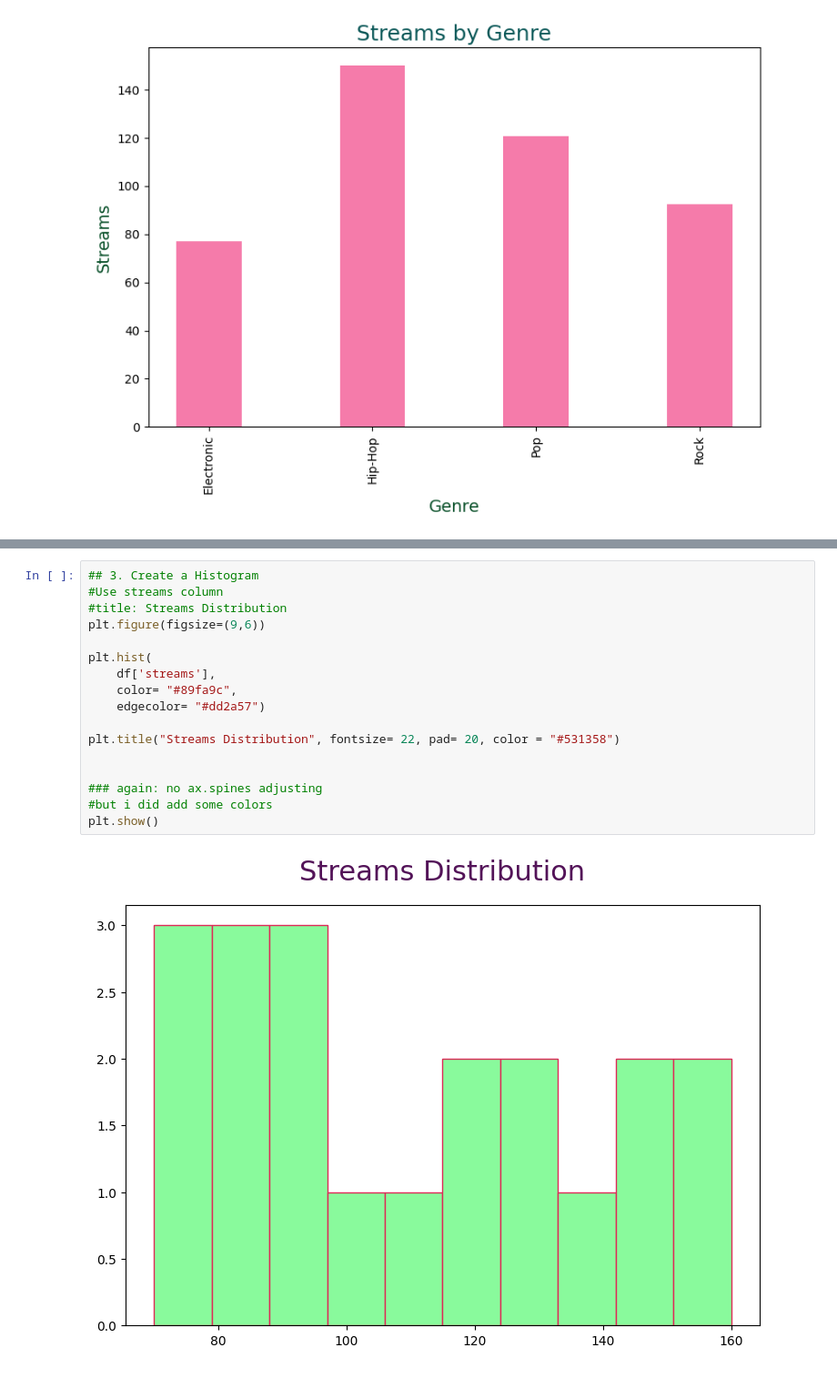
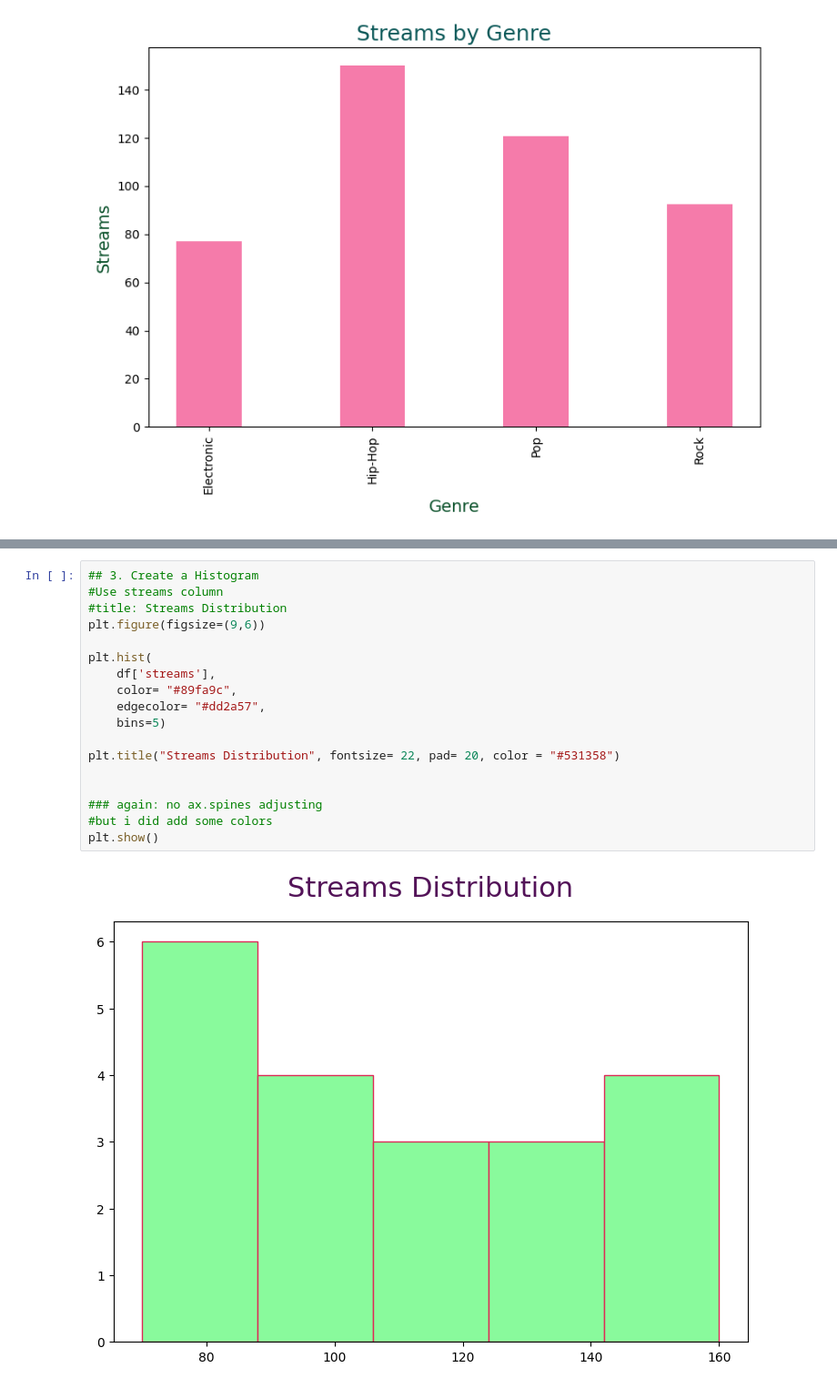
Before and after one commit to JessicaLindsey5514/DA_M2_CodingExercises, a Jupyter notebook: w2_exercises.ipynb, the cells around one changed output, grey strips where cells are left out. Shown at 91% size. Cells and saved outputs as stored; diff of their text form.

```diff
--- a/w2_exercises.ipynb
+++ b/w2_exercises.ipynb
@@ -91,19 +92,20 @@ plt.show()
 # %%
 ## 3. Create a Histogram
 #Use streams column
 #title: Streams Distribution
 plt.figure(figsize=(9,6))
 
 plt.hist(
     df['streams'],
     color= "#89fa9c",
-    edgecolor= "#dd2a57")
+    edgecolor= "#dd2a57",
+    bins=5)
 
 plt.title("Streams Distribution", fontsize= 22, pad= 20, color = "#531358")
 
 
 ### again: no ax.spines adjusting
 #but i did add some colors
 plt.show()
 # %% [output]
-[figure, old version]
+[figure, new version]
```
Also changed, not shown: parts of 1 cell of this notebook.
